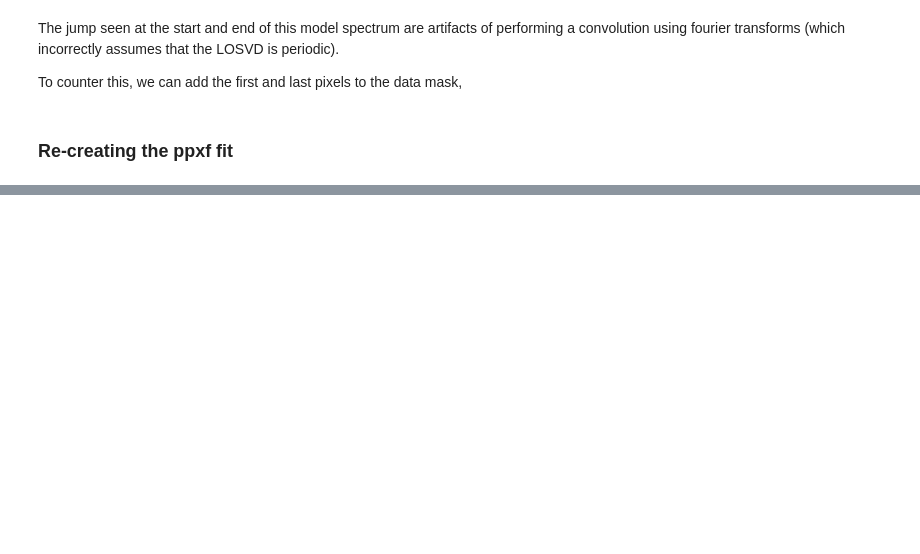
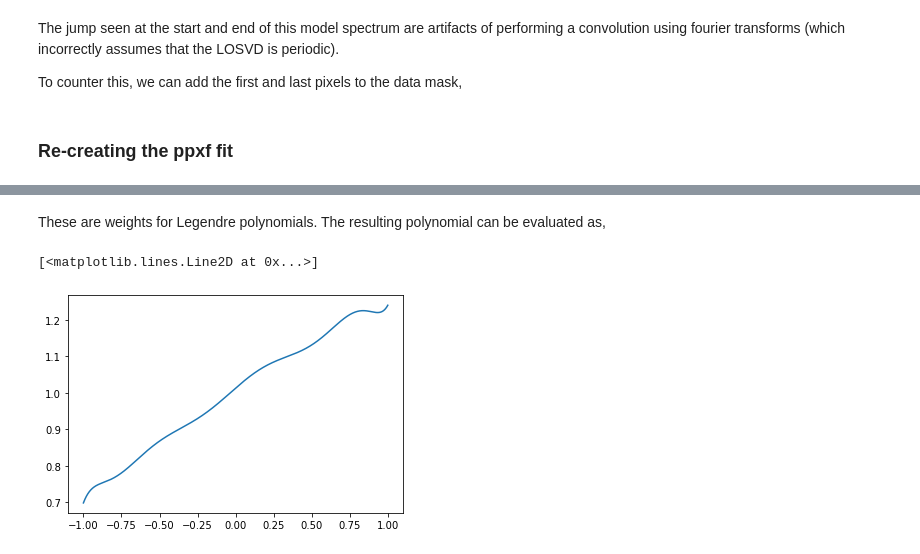
Before and after one commit to prashjet/uq4pk, a Jupyter notebook: notebooks/M54_data.ipynb, the cells around one changed output, grey strips where cells are left out. Saved outputs shown, nothing was run; the diff lists cells and outputs as text; code cells hidden in the pictures; blank space fills up the shorter version.

```diff
--- a/notebooks/M54_data.ipynb
+++ b/notebooks/M54_data.ipynb
@@ -172,0 +257,10 @@ plt.imshow(orient_image(img))
+# %% [markdown]
+These are weights for Legendre polynomials. The resulting polynomial can be evaluated as,
+# %%
+from numpy.polynomial import legendre
+x = np.linspace(-1, 1, len(galaxy))
+y = legendre.legval(x, np.append(1, ppxf_fit_mdegree.mpolyweights))
+plt.plot(x, y)
+# %% [output]
+[<matplotlib.lines.Line2D at 0x...>]
+[figure, added]
```
Also changed, not shown: parts of 15 cells of this notebook.
